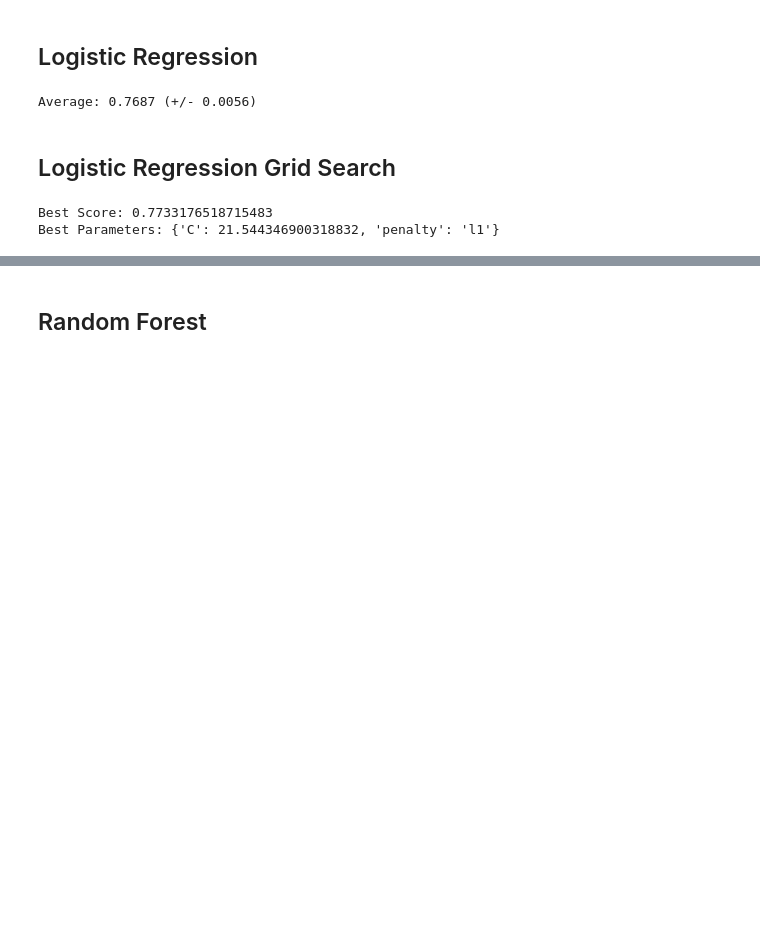
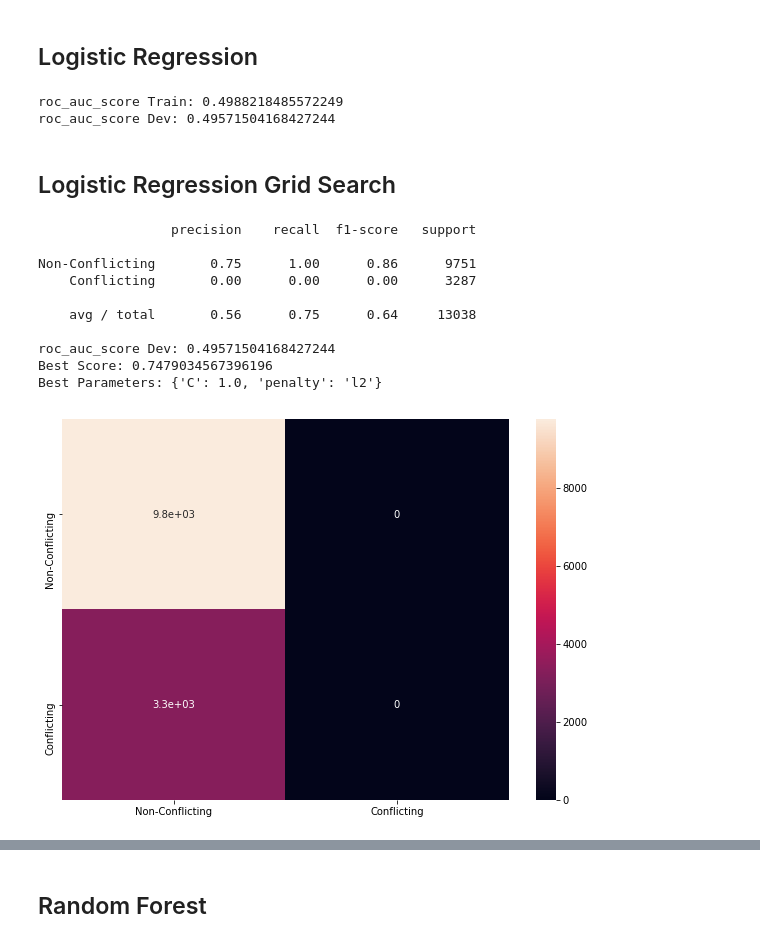
Before and after one commit to brendanmcgivern/data-science, a Jupyter notebook: ml_capstone/ml_capstone_final.ipynb, the cells around one changed output, grey strips where cells are left out. Drawn from its saved outputs; the diff is of its cells as text; code cells hidden in the pictures; blank space fills up the shorter version.

```diff
--- a/ml_capstone/ml_capstone_final.ipynb
+++ b/ml_capstone/ml_capstone_final.ipynb
@@ -354,41 +378,80 @@ X_dev, X_test, y_dev, y_test = train_test_split(X_temp, y_temp, test_size=0.50,
 We are splitting the data into a train, test and dev set.
 # %% [markdown]
 ## Logistic Regression
-# %%
-lr = LogisticRegression()
-lr_fit = lr.fit(X_train, y_train)
-
-# Cross validation
-scores_log_r = cross_val_score(lr, X_train, y_train, cv=5)
-
-print(f'Average: {np.round(np.mean(scores_log_r), 4)} (+/- {np.round(scores_log_r.std()*2, 5)})')
-# %% [output]
-Average: 0.7687 (+/- 0.0056)
+# %%
+# Define the LR model
+lr = LogisticRegression()
+lr_fit = lr.fit(X_train, y_train)
+
+# Train
+lr_preds_train = lr_fit.predict_proba(X_train)
+lr_y_score_train = lr_preds_train[:, 1]
+lr_roc_train = roc_auc_score(y_train, lr_y_score_train)
+
+# Dev
+lr_preds_dev = lr_fit.predict_proba(X_dev)
+lr_y_score_dev = lr_preds_dev[:, 1]
+lr_roc_dev = roc_auc_score(y_dev, lr_y_score_dev)
+
+print(f'roc_auc_score Train: {lr_roc_train}')
+print(f'roc_auc_score Dev: {lr_roc_dev}')
+# %% [output]
+roc_auc_score Train: 0.4988218485572249
+roc_auc_score Dev: 0.49571504168427244
 # %% [markdown]
 ## Logistic Regression Grid Search
 # %%
 lr_gs = LogisticRegression()
 
 # Create regularization penalty space
 penalty = ['l1', 'l2']
 
 # Create regularization hyperparameter space
 C = np.logspace(0, 4, 10)
 
 # Create hyperparameter options
 hyperparameters = dict(C=C, penalty=penalty)
 
-grid_log_r = GridSearchCV(lr_gs, param_grid=hyperparameters, cv=5, n_jobs=-1)
+
+grid_log_r = GridSearchCV(lr_gs, param_grid=hyperparameters, refit='recall_score', cv=5, n_jobs=-1)
 grid_log_r.fit(X_train, y_train)
 
+
+
+
+lr_preds_dev = grid_log_r.predict_proba(X_dev)
+lr_y_score_dev = lr_preds_dev[:, 1]
+lr_roc_dev = roc_auc_score(y_dev, lr_y_score_dev)
+
+
+
+conf_matrix_lr_dev = confusion_matrix(y_dev, np.argmax(lr_preds_dev, axis=1))
+
+df_cm = pd.DataFrame(conf_matrix_lr_dev, index = [i for i in ['Non-Conflicting', 'Conflicting']],
+                  columns = ['Non-Conflicting', 'Conflicting'])
+
+plt.figure(figsize = (10,7))
+sns.heatmap(df_cm, annot=True)
+
+print(classification_report(y_dev, np.argmax(lr_preds_dev, axis=1), target_names=['Non-Conflicting', 'Conflicting']))
+print(f'roc_auc_score Dev: {lr_roc_dev}')
 print('Best Score:', grid_log_r.best_score_)
 
 # Best parameters from the grid search
 best_params = grid_log_r.best_params_
 print('Best Parameters:', best_params)
 # %% [output]
-Best Score: 0.7733176518715483
-Best Parameters: {'C': 21.544346900318832, 'penalty': 'l1'}
+                 precision    recall  f1-score   support
+
+Non-Conflicting       0.75      1.00      0.86      9751
+    Conflicting       0.00      0.00      0.00      3287
+
+    avg / total       0.56      0.75      0.64     13038
+
+roc_auc_score Dev: 0.49571504168427244
+Best Score: 0.7479034567396196
+Best Parameters: {'C': 1.0, 'penalty': 'l2'}
+[figure, added]
 # %%
 # Create a model with the best params
 lr_2 = LogisticRegression(**best_params)
```
Also changed, not shown: parts of 28 cells of this notebook.
